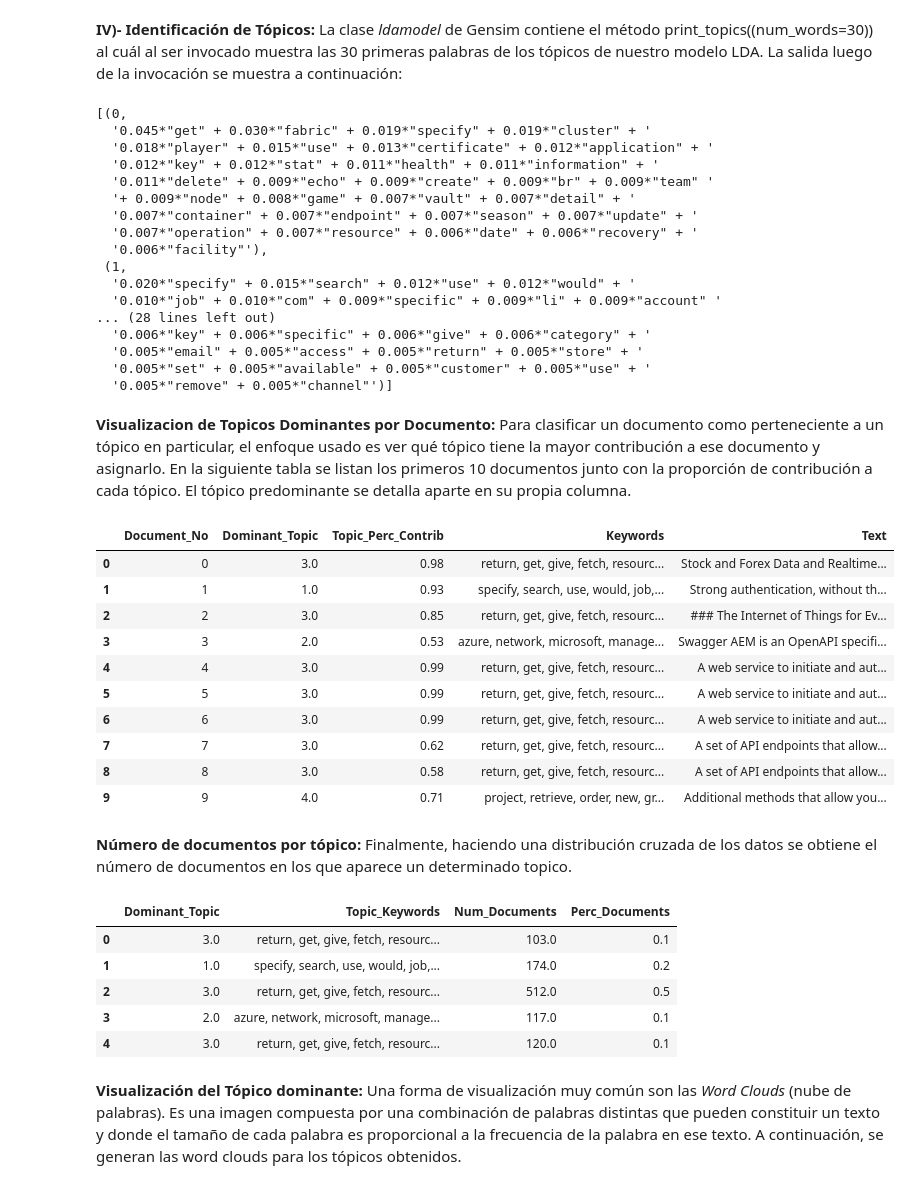
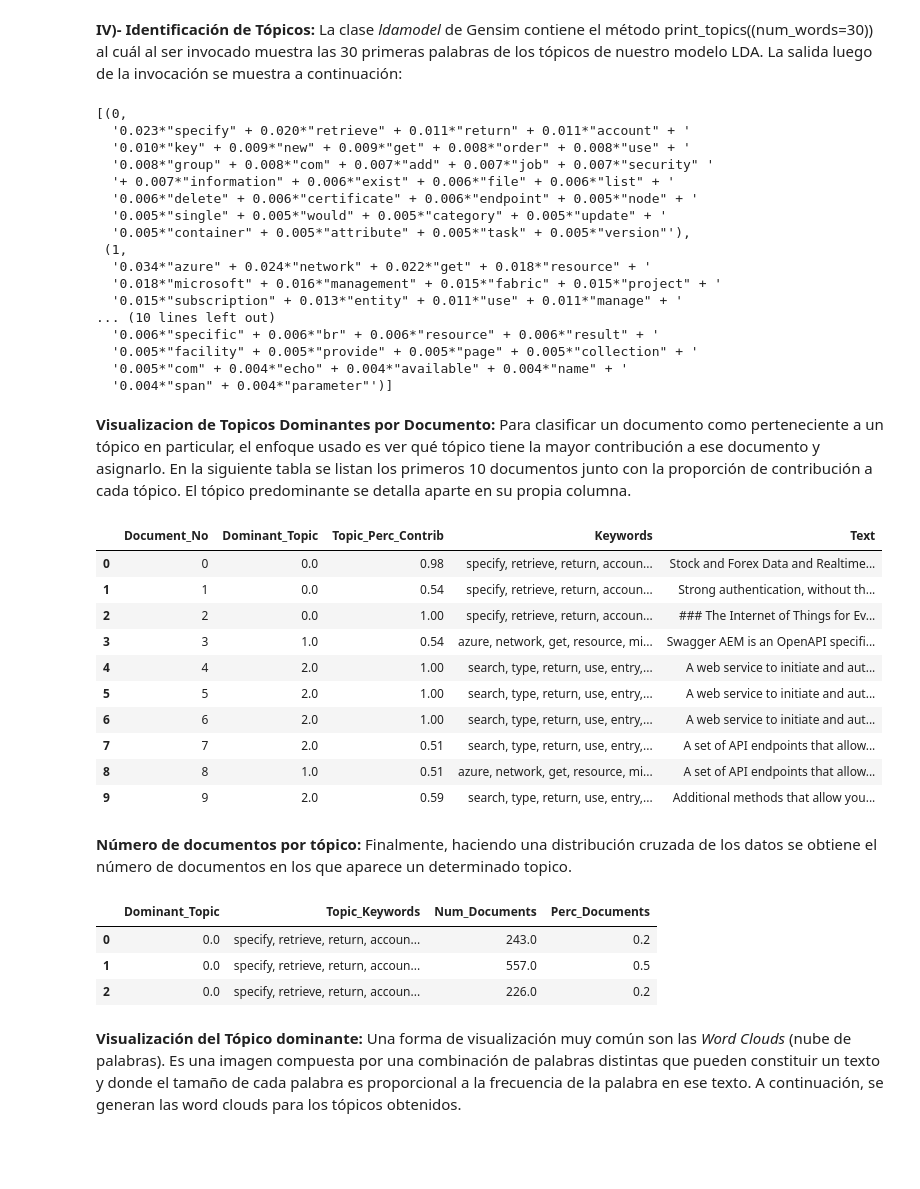
Before and after one commit to gondelcorro/Modelling-Topic, a Jupyter notebook: Topicos-LDA - Gensim.ipynb, the cells around one changed output. Saved outputs shown, nothing was run; the diff lists cells and outputs as text; code cells hidden in the pictures; blank space fills up the shorter version.

```diff
--- a/Topicos-LDA - Gensim.ipynb
+++ b/Topicos-LDA - Gensim.ipynb
@@ -15,7 +15,7 @@ import yaml
 
 data_list=[]
 
-for base, dirs, files in os.walk('D:/ISISTAN/Cursos/Mineria de datos/Trabajo topicos/openapi-directory-master/APIs-original'):
+for base, dirs, files in os.walk('E:/ISISTAN/Cursos/Mineria de datos/Trabajo topicos/openapi-directory-master/APIs-original'):
     for f in files:
         text_document = ''
         if f == "swagger.yaml" or f == "openapi.yaml":
@@ -189,7 +192,7 @@ warnings.filterwarnings("ignore", category=DeprecationWarning)
 # Build LDA model
 optimal_model = gensim.models.ldamodel.LdaModel(corpus=corpus,
                                            id2word=id2word,
-                                           num_topics=5,
+                                           num_topics=3,
                                            #random_state=100,
                                            #update_every=1,
                                            #chunksize=100,
@@ -204,22 +207,22 @@ model_topics = optimal_model.show_topics(formatted=False)
 pprint(optimal_model.print_topics(num_words=30))
 # %% [output]
 [(0,
-  '0.045*"get" + 0.030*"fabric" + 0.019*"specify" + 0.019*"cluster" + '
-  '0.018*"player" + 0.015*"use" + 0.013*"certificate" + 0.012*"application" + '
-  '0.012*"key" + 0.012*"stat" + 0.011*"health" + 0.011*"information" + '
-  '0.011*"delete" + 0.009*"echo" + 0.009*"create" + 0.009*"br" + 0.009*"team" '
-  '+ 0.009*"node" + 0.008*"game" + 0.007*"vault" + 0.007*"detail" + '
-  '0.007*"container" + 0.007*"endpoint" + 0.007*"season" + 0.007*"update" + '
-  '0.007*"operation" + 0.007*"resource" + 0.006*"date" + 0.006*"recovery" + '
-  '0.006*"facility"'),
+  '0.023*"specify" + 0.020*"retrieve" + 0.011*"return" + 0.011*"account" + '
+  '0.010*"key" + 0.009*"new" + 0.009*"get" + 0.008*"order" + 0.008*"use" + '
+  '0.008*"group" + 0.008*"com" + 0.007*"add" + 0.007*"job" + 0.007*"security" '
+  '+ 0.007*"information" + 0.006*"exist" + 0.006*"file" + 0.006*"list" + '
+  '0.006*"delete" + 0.006*"certificate" + 0.006*"endpoint" + 0.005*"node" + '
+  '0.005*"single" + 0.005*"would" + 0.005*"category" + 0.005*"update" + '
+  '0.005*"container" + 0.005*"attribute" + 0.005*"task" + 0.005*"version"'),
  (1,
-  '0.020*"specify" + 0.015*"search" + 0.012*"use" + 0.012*"would" + '
-  '0.010*"job" + 0.010*"com" + 0.009*"specific" + 0.009*"li" + 0.009*"account" '
-... (28 lines left out)
-  '0.006*"key" + 0.006*"specific" + 0.006*"give" + 0.006*"category" + '
-  '0.005*"email" + 0.005*"access" + 0.005*"return" + 0.005*"store" + '
-  '0.005*"set" + 0.005*"available" + 0.005*"customer" + 0.005*"use" + '
-  '0.005*"remove" + 0.005*"channel"')]
+  '0.034*"azure" + 0.024*"network" + 0.022*"get" + 0.018*"resource" + '
+  '0.018*"microsoft" + 0.016*"management" + 0.015*"fabric" + 0.015*"project" + '
+  '0.015*"subscription" + 0.013*"entity" + 0.011*"use" + 0.011*"manage" + '
+... (10 lines left out)
+  '0.006*"specific" + 0.006*"br" + 0.006*"resource" + 0.006*"result" + '
+  '0.005*"facility" + 0.005*"provide" + 0.005*"page" + 0.005*"collection" + '
+  '0.005*"com" + 0.004*"echo" + 0.004*"available" + 0.004*"name" + '
+  '0.004*"span" + 0.004*"parameter"')]
 # %% [markdown]
 **Visualizacion de Topicos Dominantes por Documento:** Para clasificar un documento como perteneciente a un tópico en particular, el enfoque usado es ver qué tópico tiene la mayor contribución a ese documento y asignarlo. En la siguiente tabla se listan los primeros 10 documentos junto con la proporción de contribución a cada tópico. El tópico predominante se detalla aparte en su propia columna.
 # %%
@@ -227,49 +230,49 @@ import warnings
 warnings.simplefilter(action='ignore', category=FutureWarning)
 import pandas as pd
 
-def format_topics_sentences(ldamodel=lda_model, corpus=corpus, texts=data):
+def format_topics_sentences(ldamodel=optimal_model, corpus=corpus, texts=data):
     # Init output
     sent_topics_df = pd.DataFrame()
 
     # Get main topic in each document
     for i, row in enumerate(ldamodel[corpus]):
         row = sorted(row, key=lambda x: (x[1]), reverse=True)
         # Get the Dominant topic, Perc Contribution and Keywords for each document
         for j, (topic_num, prop_topic) in enumerate(row):
             if j == 0:  # => dominant topic
                 wp = ldamodel.show_topic(topic_num)
                 topic_keywords = ", ".join([word for word, prop in wp])
                 sent_topics_df = sent_topics_df.append(pd.Series([int(topic_num), round(prop_topic,2), topic_keywords]), ignore_index=True)
             else:
                 break
     sent_topics_df.columns = ['Dominant_Topic', 'Perc_Contribution', 'Topic_Keywords']
 
     # Add original text to the end of the output
     contents = pd.Series(texts)
     sent_topics_df = pd.concat([sent_topics_df, contents], axis=1)
     return(sent_topics_df)
 
 
 df_topic_sents_keywords = format_topics_sentences(ldamodel=optimal_model, corpus=corpus, texts=data_list)
 
 # Format
 df_dominant_topic = df_topic_sents_keywords.reset_index()
 df_dominant_topic.columns = ['Document_No', 'Dominant_Topic', 'Topic_Perc_Contrib', 'Keywords', 'Text']
 
 # Show
 df_dominant_topic.head(10)
 # %% [output]
 |  | Document_No | Dominant_Topic | Topic_Perc_Contrib | Keywords | Text |
-| 0 | 0 | 3.0 | 0.98 | return, get, give, fetch, resourc... | Stock and Forex Data and Realtime... |
-| 1 | 1 | 1.0 | 0.93 | specify, search, use, would, job,... | Strong authentication, without th... |
-| 2 | 2 | 3.0 | 0.85 | return, get, give, fetch, resourc... | ### The Internet of Things for Ev... |
-| 3 | 3 | 2.0 | 0.53 | azure, network, microsoft, manage... | Swagger AEM is an OpenAPI specifi... |
-| 4 | 4 | 3.0 | 0.99 | return, get, give, fetch, resourc... | A web service to initiate and aut... |
-| 5 | 5 | 3.0 | 0.99 | return, get, give, fetch, resourc... | A web service to initiate and aut... |
-| 6 | 6 | 3.0 | 0.99 | return, get, give, fetch, resourc... | A web service to initiate and aut... |
-| 7 | 7 | 3.0 | 0.62 | return, get, give, fetch, resourc... | A set of API endpoints that allow... |
-| 8 | 8 | 3.0 | 0.58 | return, get, give, fetch, resourc... | A set of API endpoints that allow... |
-| 9 | 9 | 4.0 | 0.71 | project, retrieve, order, new, gr... | Additional methods that allow you... |
+| 0 | 0 | 0.0 | 0.98 | specify, retrieve, return, accoun... | Stock and Forex Data and Realtime... |
+| 1 | 1 | 0.0 | 0.54 | specify, retrieve, return, accoun... | Strong authentication, without th... |
+| 2 | 2 | 0.0 | 1.00 | specify, retrieve, return, accoun... | ### The Internet of Things for Ev... |
+| 3 | 3 | 1.0 | 0.54 | azure, network, get, resource, mi... | Swagger AEM is an OpenAPI specifi... |
+| 4 | 4 | 2.0 | 1.00 | search, type, return, use, entry,... | A web service to initiate and aut... |
+| 5 | 5 | 2.0 | 1.00 | search, type, return, use, entry,... | A web service to initiate and aut... |
+| 6 | 6 | 2.0 | 1.00 | search, type, return, use, entry,... | A web service to initiate and aut... |
+| 7 | 7 | 2.0 | 0.51 | search, type, return, use, entry,... | A set of API endpoints that allow... |
+| 8 | 8 | 1.0 | 0.51 | azure, network, get, resource, mi... | A set of API endpoints that allow... |
+| 9 | 9 | 2.0 | 0.59 | search, type, return, use, entry,... | Additional methods that allow you... |
 # %% [markdown]
 **Número de documentos por tópico:** Finalmente, haciendo una distribución cruzada de los datos se obtiene el número de documentos en los que aparece un determinado topico.
 # %%
@@ -289,14 +292,12 @@ df_dominant_topics = pd.concat([topic_num_keywords, topic_counts, topic_contribu
 df_dominant_topics.columns = ['Dominant_Topic', 'Topic_Keywords', 'Num_Documents', 'Perc_Documents']
 
 # Show
-df_dominant_topics[:5]
+df_dominant_topics[:3]
 # %% [output]
 |  | Dominant_Topic | Topic_Keywords | Num_Documents | Perc_Documents |
-| 0 | 3.0 | return, get, give, fetch, resourc... | 103.0 | 0.1 |
-| 1 | 1.0 | specify, search, use, would, job,... | 174.0 | 0.2 |
-| 2 | 3.0 | return, get, give, fetch, resourc... | 512.0 | 0.5 |
-| 3 | 2.0 | azure, network, microsoft, manage... | 117.0 | 0.1 |
-| 4 | 3.0 | return, get, give, fetch, resourc... | 120.0 | 0.1 |
+| 0 | 0.0 | specify, retrieve, return, accoun... | 243.0 | 0.2 |
+| 1 | 0.0 | specify, retrieve, return, accoun... | 557.0 | 0.5 |
+| 2 | 0.0 | specify, retrieve, return, accoun... | 226.0 | 0.2 |
 # %% [markdown]
 **Visualización del Tópico dominante:** Una forma de visualización muy común son las _Word Clouds_ (nube de palabras). Es una imagen compuesta por una combinación de palabras distintas que pueden constituir un texto y donde el tamaño de cada palabra es proporcional a la frecuencia de la palabra en ese texto. A continuación, se generan las word clouds para los tópicos obtenidos.
 # %%
```
Also changed, not shown: parts of 3 cells of this notebook, 1 other file.
